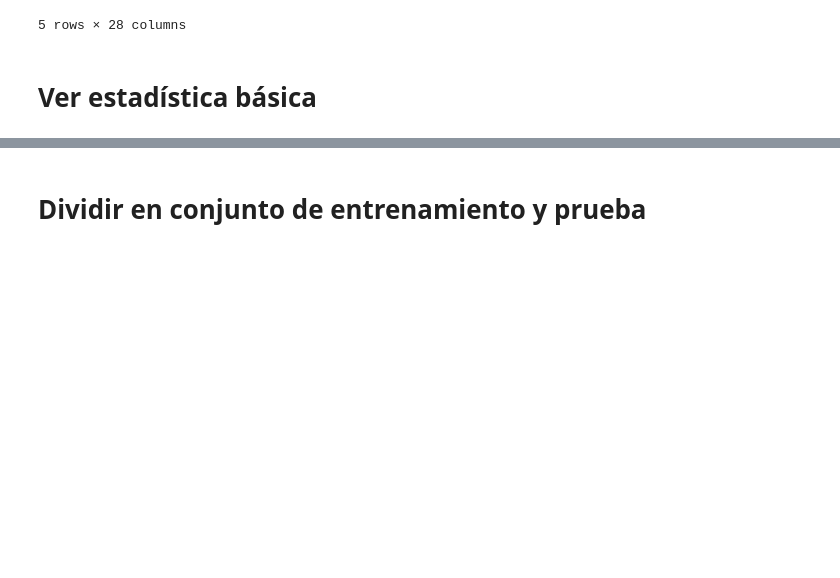
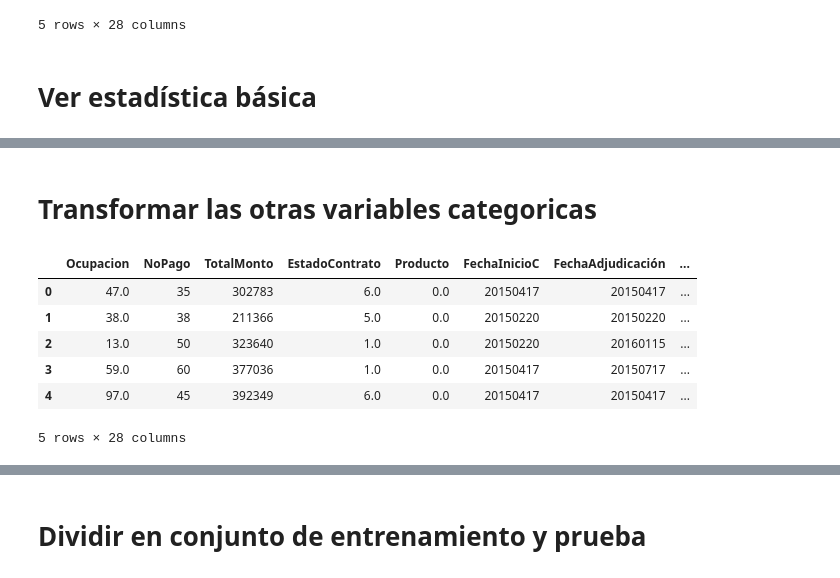
Before and after one commit to RolandoOrtizHerbas/Words, a Jupyter notebook: Programas_Scripts_Jupiter/TransformacionDEdatos.ipynb, the cells around one changed output, grey strips where cells are left out. Saved outputs shown, nothing was run; the diff lists cells and outputs as text; code cells hidden in the pictures; blank space fills up the shorter version.

```diff
--- a/Programas_Scripts_Jupiter/TransformacionDEdatos.ipynb
+++ b/Programas_Scripts_Jupiter/TransformacionDEdatos.ipynb
@@ -65,0 +186,2 @@ datasetT.describe()
+# %% [markdown]
+# Transformar las otras variables categoricas
@@ -65,0 +197,10 @@ datasetT.describe()
+# %%
+datasetT.head()
+# %% [output]
+|  | Ocupacion | NoPago | TotalMonto | EstadoContrato | Producto | FechaInicioC | FechaAdjudicación | ... |
+| 0 | 47.0 | 35 | 302783 | 6.0 | 0.0 | 20150417 | 20150417 | ... |
+| 1 | 38.0 | 38 | 211366 | 5.0 | 0.0 | 20150220 | 20150220 | ... |
+| 2 | 13.0 | 50 | 323640 | 1.0 | 0.0 | 20150220 | 20160115 | ... |
+| 3 | 59.0 | 60 | 377036 | 1.0 | 0.0 | 20150417 | 20150717 | ... |
+| 4 | 97.0 | 45 | 392349 | 6.0 | 0.0 | 20150417 | 20150417 | ... |
+5 rows × 28 columns
```
Also changed, not shown: parts of 33 cells of this notebook, 8 other files.
